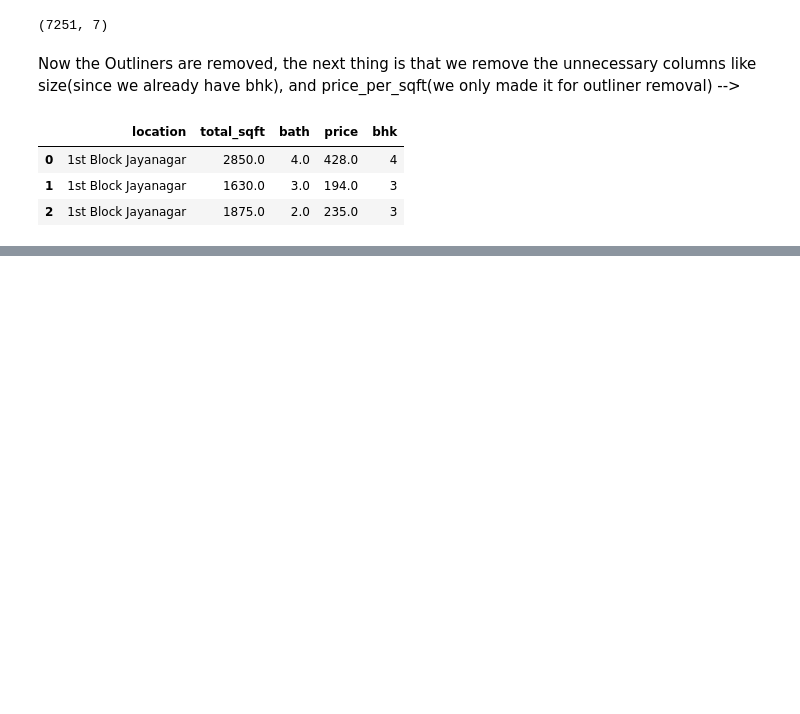
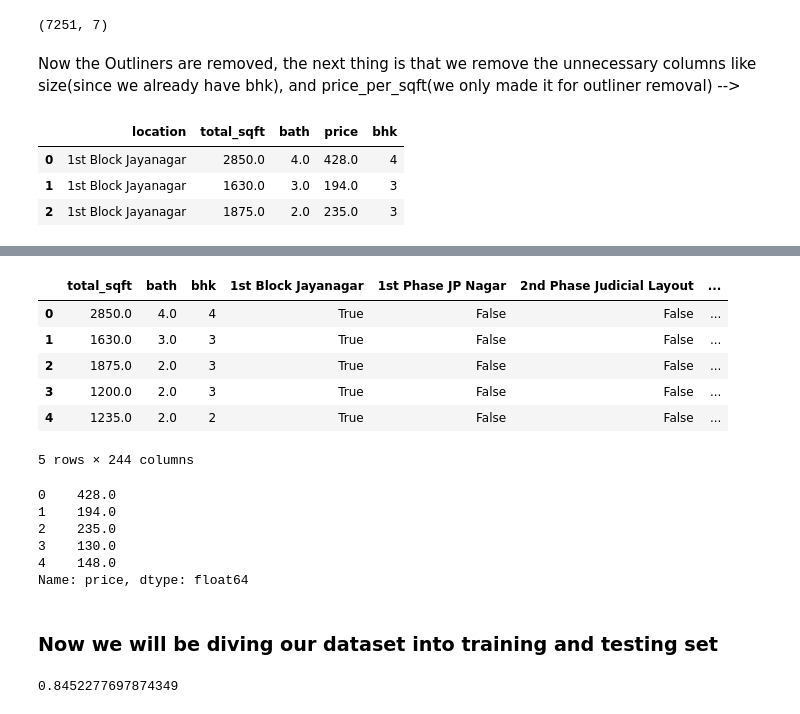
Before and after one commit to royronit14/Bengaluru-House-Price-Prediction, a Jupyter notebook: House-Prediction.ipynb, the cells around one changed output, grey strips where cells are left out. Drawn from its saved outputs; the diff is of its cells as text; code cells hidden in the pictures; blank space fills up the shorter version.

```diff
--- a/House-Prediction.ipynb
+++ b/House-Prediction.ipynb
@@ -523,0 +569,26 @@ df10.head(3)
+# %%
+# here "X" is our Input and "y" is the actual output
+# House Prediction Problem, Y is the price, X is the inputs(like location, sqft, bath, and bhk)
+
+x = df12.drop('price', axis = 1)
+x.head()
+# %% [output]
+|  | total_sqft | bath | bhk | 1st Block Jayanagar | 1st Phase JP Nagar | 2nd Phase Judicial Layout | ... |
+| 0 | 2850.0 | 4.0 | 4 | True | False | False | ... |
+| 1 | 1630.0 | 3.0 | 3 | True | False | False | ... |
+| 2 | 1875.0 | 2.0 | 3 | True | False | False | ... |
+| 3 | 1200.0 | 2.0 | 3 | True | False | False | ... |
+| 4 | 1235.0 | 2.0 | 2 | True | False | False | ... |
+5 rows × 244 columns
+# %%
+y = df12.price
+y.head()
+# %% [output]
+0    428.0
+1    194.0
+2    235.0
+3    130.0
+4    148.0
+Name: price, dtype: float64
+# %% [markdown]
+### Now we will be diving our dataset into training and testing set
@@ -523,0 +600,8 @@ df10.head(3)
+# %%
+from sklearn.linear_model import LinearRegression
+
+lr_clf  = LinearRegression()
+lr_clf.fit(x_train, y_train)
+lr_clf.score(x_test, y_test)
+# %% [output]
+0.8452277697874349
```
Also changed, not shown: parts of 15 cells of this notebook.
